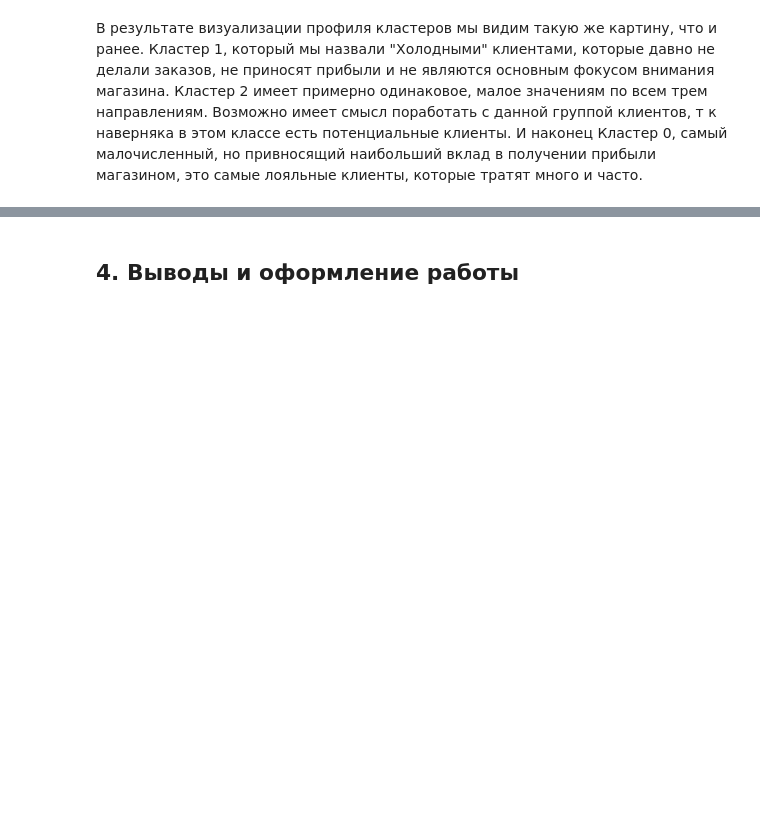
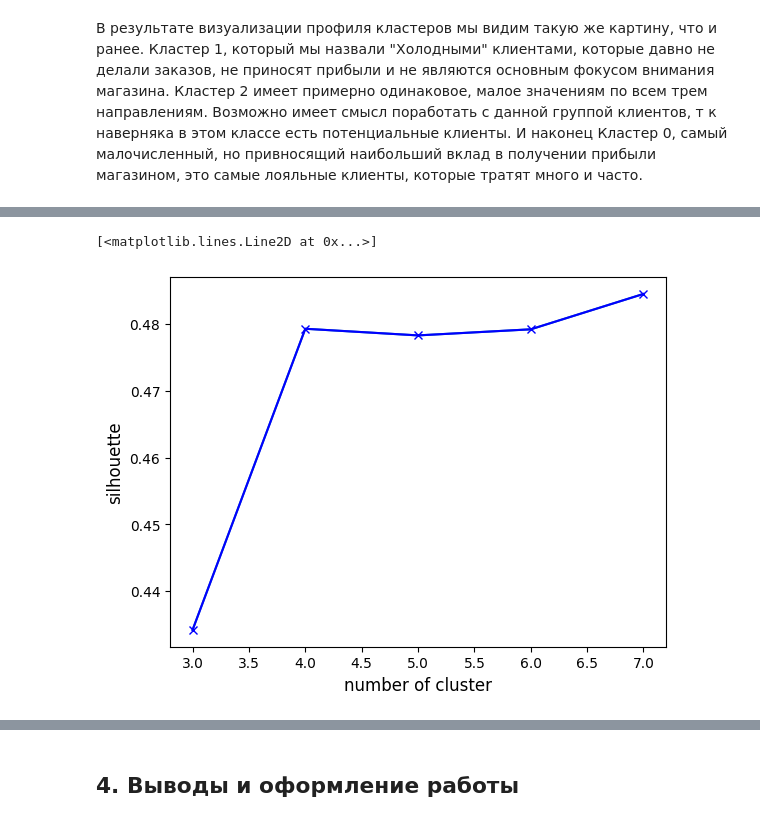
Before and after one commit to dariazvonareva/Project_6_Segmentation_of_online_shop_customers, a Jupyter notebook: PROJECT-6._Сегментация_клиентов_онлайн-магазина.ipynb, the cells around one changed output, grey strips where cells are left out. Saved outputs shown, nothing was run; the diff lists cells and outputs as text; code cells hidden in the pictures; blank space fills up the shorter version.

```diff
--- a/PROJECT-6._Сегментация_клиентов_онлайн-магазина.ipynb
+++ b/PROJECT-6._Сегментация_клиентов_онлайн-магазина.ipynb
@@ -1132,0 +1166,11 @@ Label
+# %%
+kmeans_sil = []
+
+for i in range(3, 8):
+    kmeans = KMeans(n_clusters=i, random_state = 42)
+    kmeans.fit(RFM_norm_tsne)
+    sil_score = silhouette_score(RFM_norm_tsne, kmeans.labels_)
+    kmeans_sil.append((i, sil_score))
+
+kmeans_sil = pd.DataFrame(kmeans_sil, columns=['number_of_cluster', 'sil_score'])
+kmeans_sil
@@ -1132,0 +1184,9 @@ Label
+# %%
+#Посмотри на графике оптимальное количество кластеров
+sns.lineplot(x = kmeans_sil.number_of_cluster, y=kmeans_sil.sil_score)
+plt.xlabel("number of cluster", fontsize=12)
+plt.ylabel("silhouette", fontsize=12)
+plt.plot([i for i in range(3, 8)], kmeans_sil.sil_score, 'xb-')
+# %% [output]
+[<matplotlib.lines.Line2D at 0x...>]
+[figure, added]
```
Also changed, not shown: parts of 37 cells of this notebook, 1 other file.
